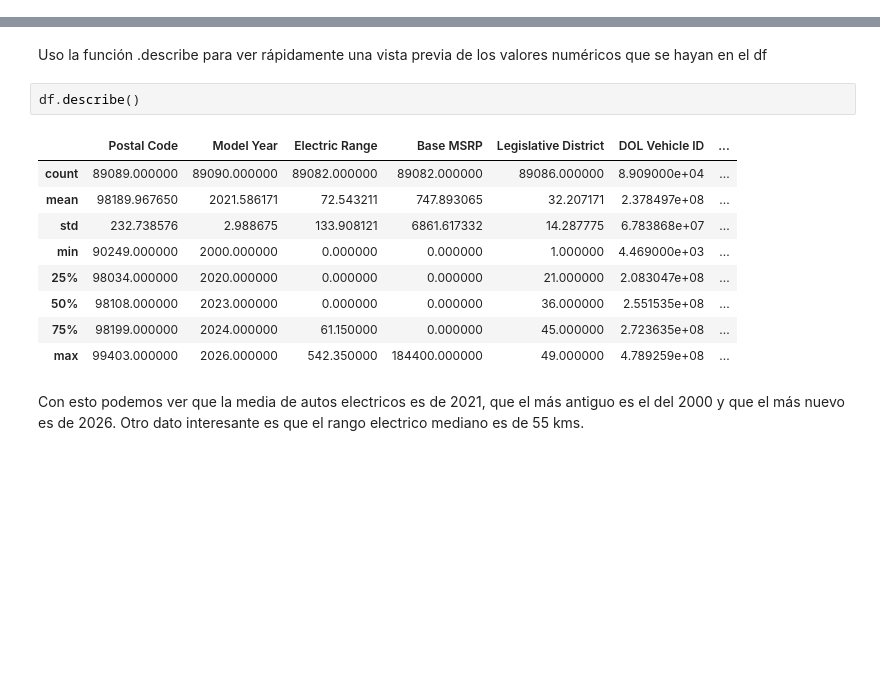
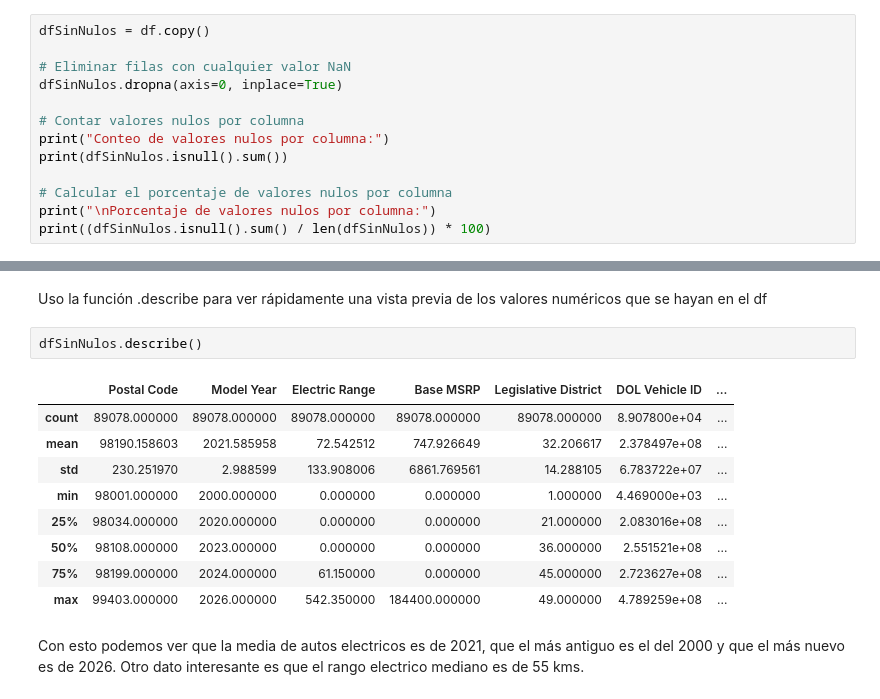
Before and after one commit to Tarde98/DataScienceI, a Jupyter notebook: dataSetTardella.ipynb, the cells around one changed output, grey strips where cells are left out. Cells and saved outputs as stored; diff of their text form; blank space fills up the shorter version.

```diff
--- a/dataSetTardella.ipynb
+++ b/dataSetTardella.ipynb
@@ -58,0 +97,13 @@ memory usage: 11.6+ MB
+# %%
+dfSinNulos = df.copy()
+
+# Eliminar filas con cualquier valor NaN
+dfSinNulos.dropna(axis=0, inplace=True)
+
+# Contar valores nulos por columna
+print("Conteo de valores nulos por columna:")
+print(dfSinNulos.isnull().sum())
+
+# Calcular el porcentaje de valores nulos por columna
+print("\nPorcentaje de valores nulos por columna:")
+print((dfSinNulos.isnull().sum() / len(dfSinNulos)) * 100)
@@ -59,16 +128,16 @@ memory usage: 11.6+ MB
 # %% [markdown]
 Uso la función .describe para ver rápidamente una vista previa de los valores numéricos que se hayan en el df
 # %%
-df.describe()
+dfSinNulos.describe()
 # %% [output]
 |  | Postal Code | Model Year | Electric Range | Base MSRP | Legislative District | DOL Vehicle ID | ... |
-| count | 89089.000000 | 89090.000000 | 89082.000000 | 89082.000000 | 89086.000000 | 8.909000e+04 | ... |
-| mean | 98189.967650 | 2021.586171 | 72.543211 | 747.893065 | 32.207171 | 2.378497e+08 | ... |
-| std | 232.738576 | 2.988675 | 133.908121 | 6861.617332 | 14.287775 | 6.783868e+07 | ... |
-| min | 90249.000000 | 2000.000000 | 0.000000 | 0.000000 | 1.000000 | 4.469000e+03 | ... |
-| 25% | 98034.000000 | 2020.000000 | 0.000000 | 0.000000 | 21.000000 | 2.083047e+08 | ... |
-| 50% | 98108.000000 | 2023.000000 | 0.000000 | 0.000000 | 36.000000 | 2.551535e+08 | ... |
-| 75% | 98199.000000 | 2024.000000 | 61.150000 | 0.000000 | 45.000000 | 2.723635e+08 | ... |
+| count | 89078.000000 | 89078.000000 | 89078.000000 | 89078.000000 | 89078.000000 | 8.907800e+04 | ... |
+| mean | 98190.158603 | 2021.585958 | 72.542512 | 747.926649 | 32.206617 | 2.378497e+08 | ... |
+| std | 230.251970 | 2.988599 | 133.908006 | 6861.769561 | 14.288105 | 6.783722e+07 | ... |
+| min | 98001.000000 | 2000.000000 | 0.000000 | 0.000000 | 1.000000 | 4.469000e+03 | ... |
+| 25% | 98034.000000 | 2020.000000 | 0.000000 | 0.000000 | 21.000000 | 2.083016e+08 | ... |
+| 50% | 98108.000000 | 2023.000000 | 0.000000 | 0.000000 | 36.000000 | 2.551521e+08 | ... |
+| 75% | 98199.000000 | 2024.000000 | 61.150000 | 0.000000 | 45.000000 | 2.723627e+08 | ... |
 | max | 99403.000000 | 2026.000000 | 542.350000 | 184400.000000 | 49.000000 | 4.789259e+08 | ... |
 # %% [markdown]
 Con esto podemos ver que la media de autos electricos es de 2021, que el más antiguo es el del 2000 y que el más nuevo es de 2026. Otro dato interesante es que el rango electrico mediano es de 55 kms.
```
Also changed, not shown: parts of 29 cells of this notebook.
